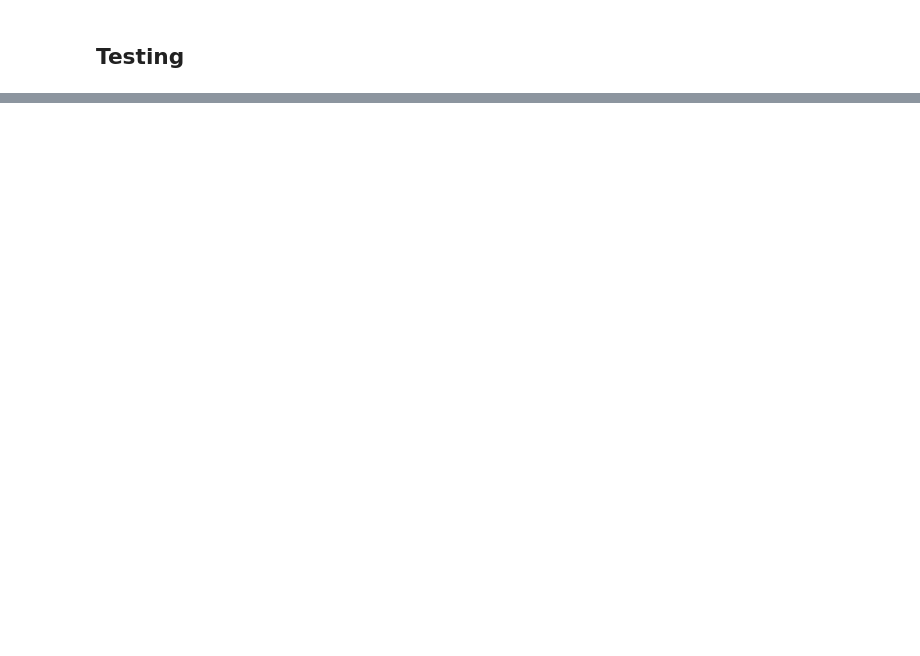
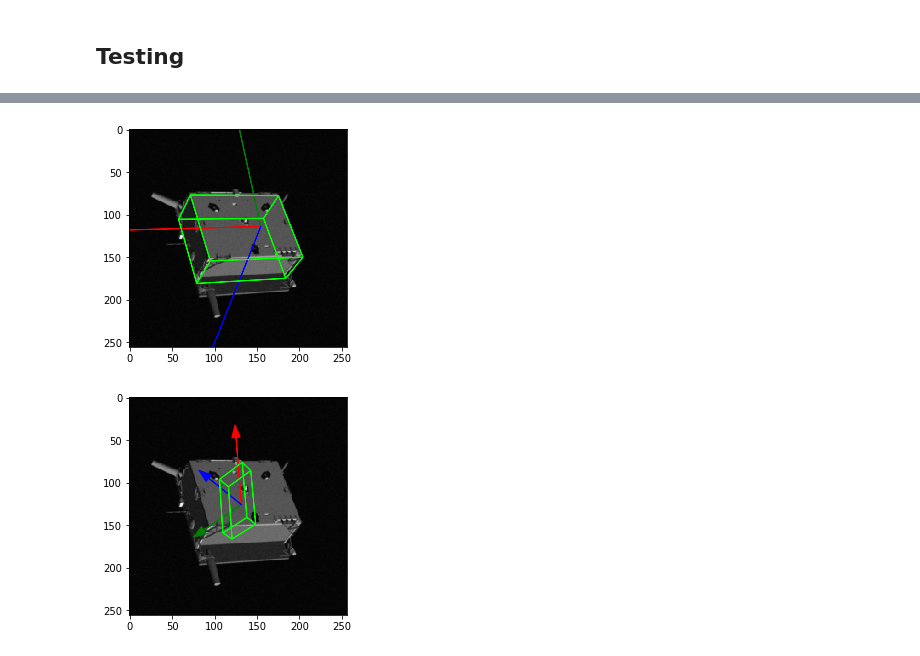
Before and after one commit to jazzalin/spacecraft-pose-estimation, a Jupyter notebook: model/model.ipynb, the cells around one changed output, grey strips where cells are left out. Saved outputs shown, nothing was run; the diff lists cells and outputs as text; code cells hidden in the pictures; blank space fills up the shorter version.

```diff
--- a/model/model.ipynb
+++ b/model/model.ipynb
@@ -145,10 +164,6 @@ rescrop_dataset = SpeedDataset(
 (train_len, test_len) = (int(0.85*len(training_dataset)), int(0.15*len(training_dataset)))
 assert train_len + test_len == len(training_dataset)
 train_dataset, test_dataset = torch.utils.data.random_split(training_dataset, (train_len, test_len))
-
-(train_len, test_len) = (int(0.85*len(rescrop_dataset)), int(0.15*len(rescrop_dataset)))
-assert train_len + test_len == len(rescrop_dataset)
-rescrop_dataset, test_dataset = torch.utils.data.random_split(rescrop_dataset, (train_len, test_len))
 # %%
 # Dataloading
 WORKERS=6
@@ -464,13 +478,24 @@ print("Test error: {}".format(test_loss))
 # %%
 # Compare the learned pose to the ground-truth
 %matplotlib inline
-idx = 89
+idx = 7
 img1, label1 = test_dataset[idx]
 # label1 = test_dataset.dataset.labels[idx]
 if USE_GPU:
     img1 = img1.cuda()
 t_out, att_out = trained_net.forward(img1[None])
 t_out = t_out.detach().cpu().numpy()[0]
 att_out = att_out.detach().cpu().numpy()[0]
-img1 = img1.permute(1, 2, 0).cpu().numpy()
-test_dataset.dataset.visualize_output(img1, label1, t_out, att_out, bbox=True)
+img1 = img1.cpu()
+
+size = (256, 256)
+vectorScaleFactor = 4
+image1, label1 = JointRescrop((256, 256))(tF.to_pil_image(img1), label1.numpy())
+fig = plt.figure(0)
+visualize_tar2(image1, label1, size, vectorScaleFactor, bbox=True)
+
+fig = plt.figure(1)
+test_dataset.dataset.visualize_output(image1, t_out, att_out, bbox=True)
+# %% [output]
+[figure, added]
+[figure, added]
```
Also changed, not shown: parts of 16 cells of this notebook, 1 other file.
